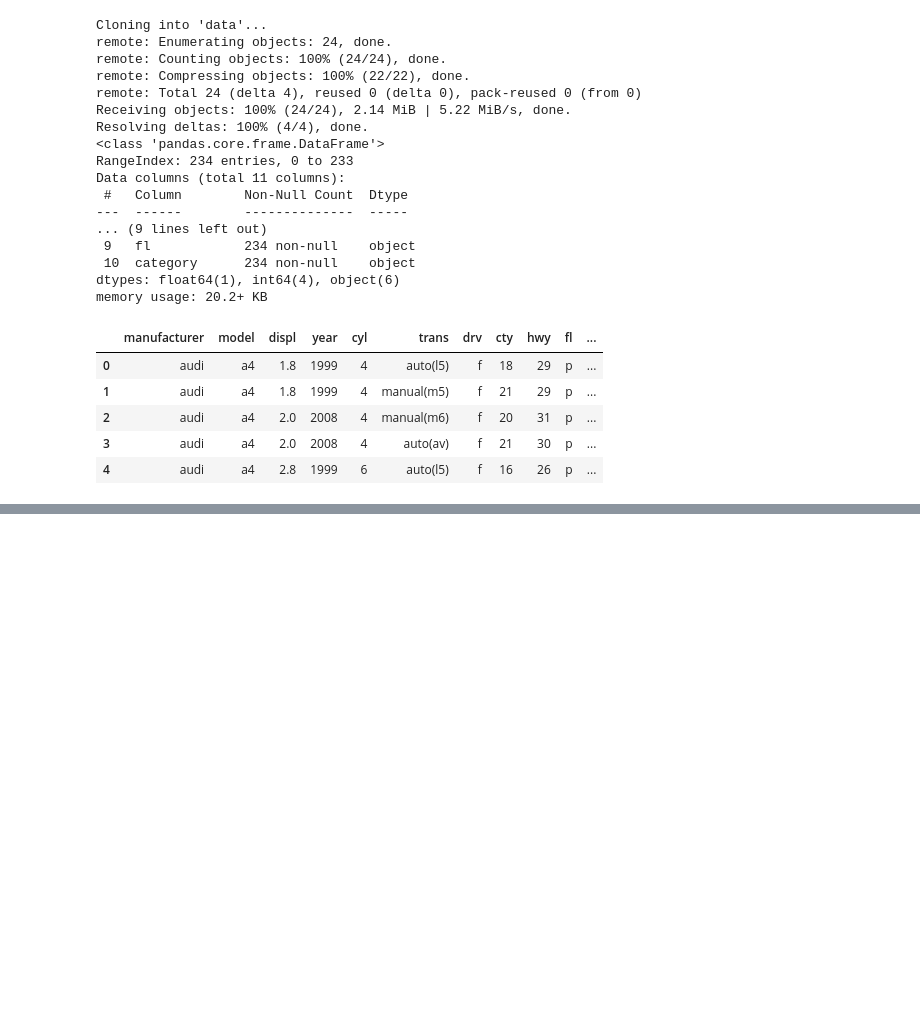
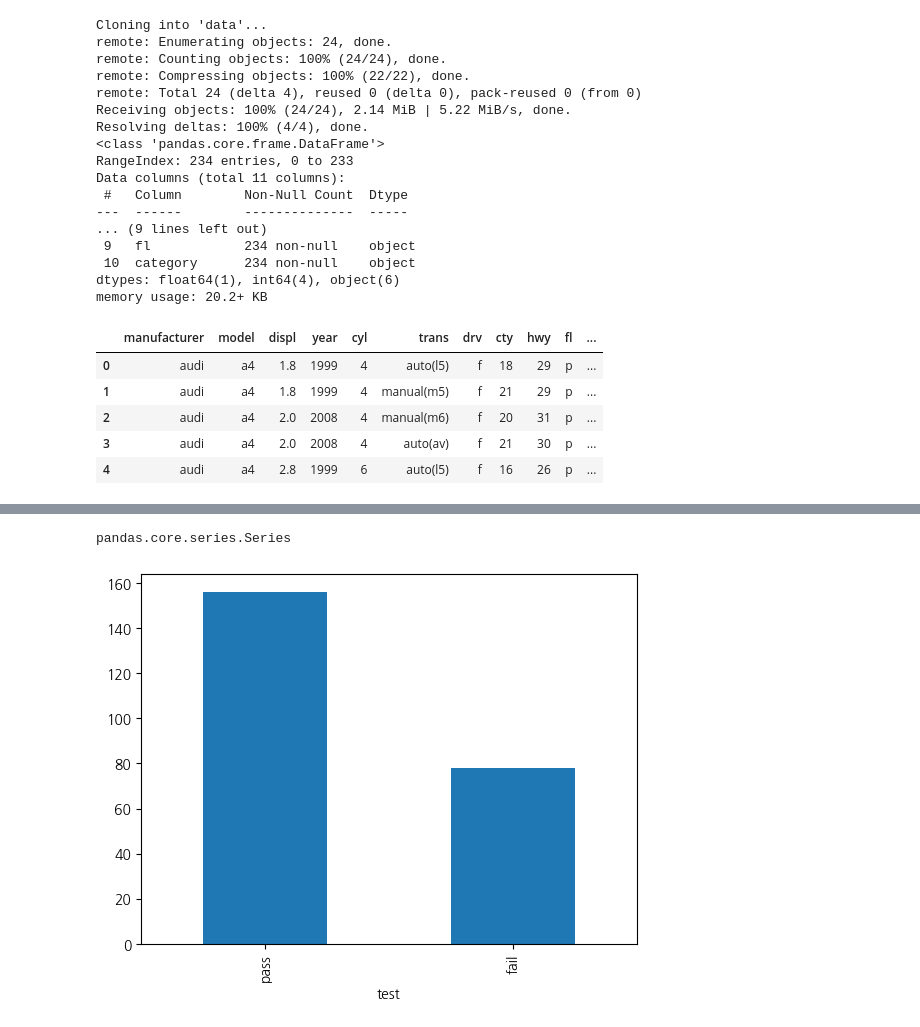
Before and after one commit to heetae0301/2025-1-myclass-BDA, a Jupyter notebook: inclass/05w_B_wed_0402_easy_ch05_06.ipynb, the cells around one changed output, grey strips where cells are left out. Saved outputs shown, nothing was run; the diff lists cells and outputs as text; code cells hidden in the pictures; blank space fills up the shorter version.

```diff
--- a/inclass/05w_B_wed_0402_easy_ch05_06.ipynb
+++ b/inclass/05w_B_wed_0402_easy_ch05_06.ipynb
@@ -169,0 +244,3 @@ mpg.head()
+# %%
+mpg['test'] = np.where(mpg['hwy'] >= 20, 'pass', 'fail') # Changed 'mpg' column to 'hwy', assuming you meant to filter based on 'hwy' values
+mpg.sample(5)
@@ -169,0 +262,3 @@ mpg.head()
+# %%
+count_test = mpg['test'].value_counts()  # 연비 합격 빈도표를 변수에 할당
+count_test
@@ -169,0 +271,8 @@ mpg.head()
+# %%
+type(count_test)
+# %% [output]
+pandas.core.series.Series
+# %%
+count_test.plot.bar();
+# %% [output]
+[figure, added]
```
Also changed, not shown: parts of 51 cells of this notebook.
